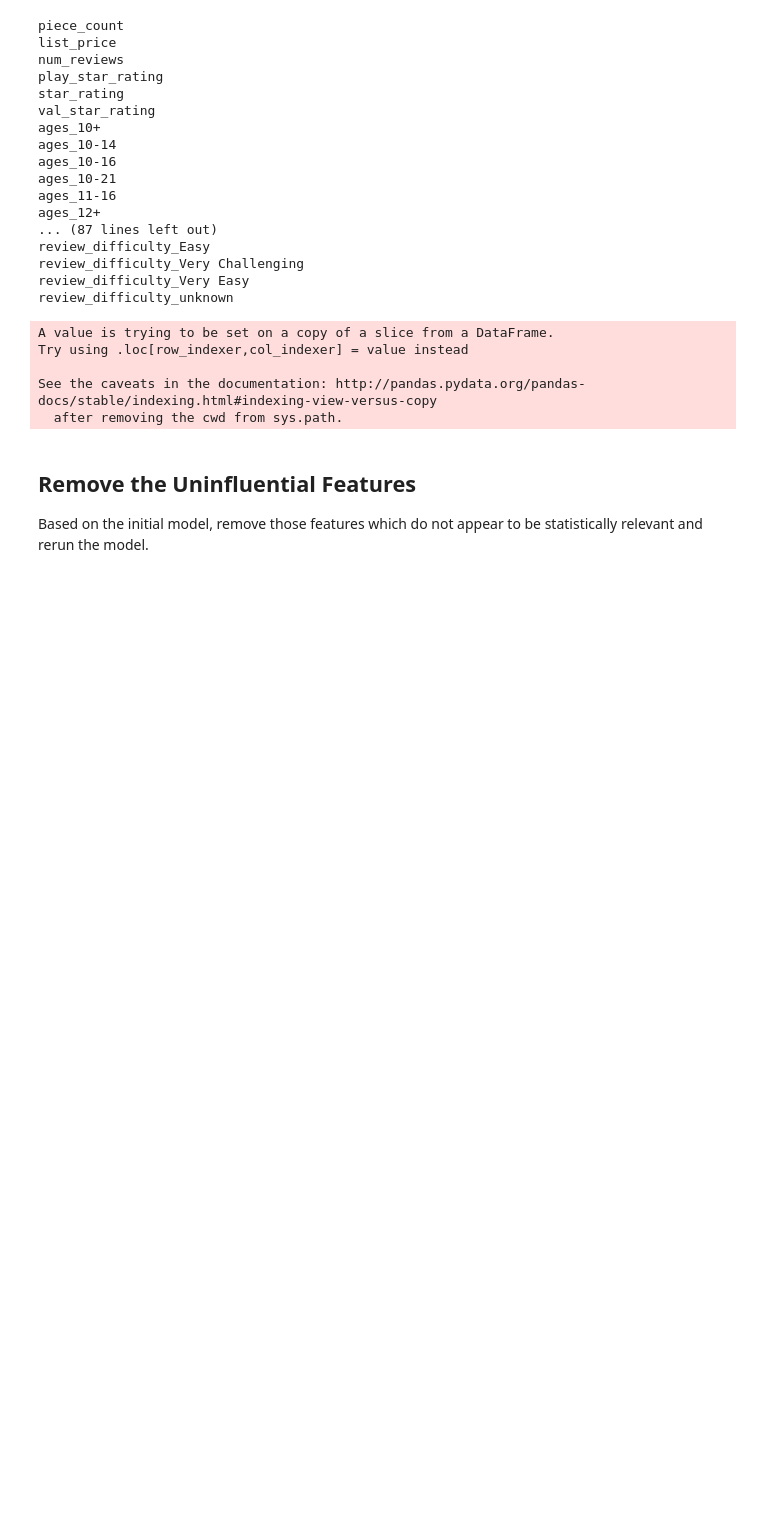
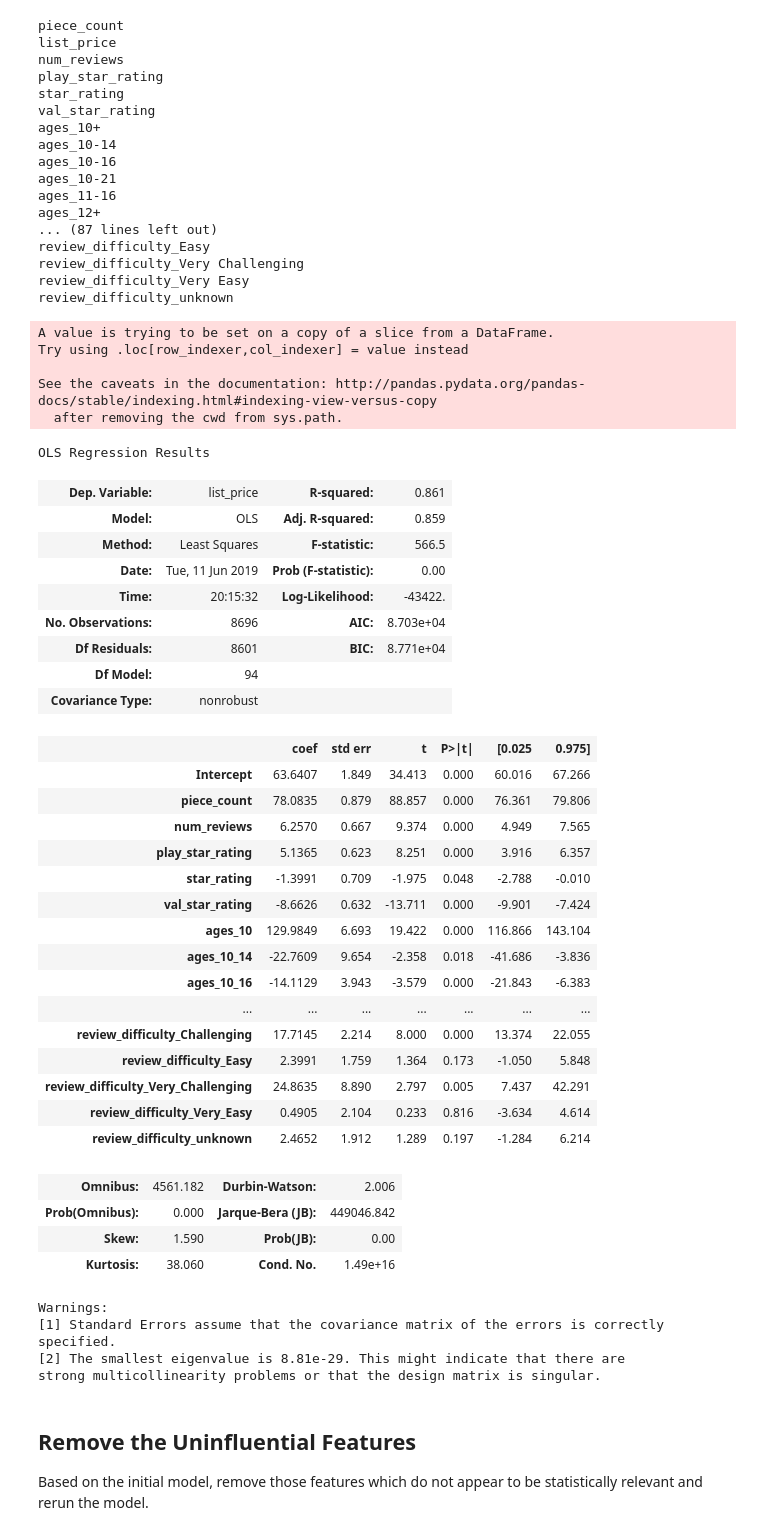
Before and after one commit to ortsed/dsc-modeling-your-data-lab-dc-ds-career-042219, a Jupyter notebook: index.ipynb, the cells around one changed output. Drawn from its saved outputs; the diff is of its cells as text; code cells hidden in the pictures; blank space fills up the shorter version.

```diff
--- a/index.ipynb
+++ b/index.ipynb
@@ -63,6 +63,43 @@ Try using .loc[row_indexer,col_indexer] = value instead
 
 See the caveats in the documentation: http://pandas.pydata.org/pandas-docs/stable/indexing.html#indexing-view-versus-copy
   after removing the cwd from sys.path.
+# %%
+model.summary()
+# %% [output]
+OLS Regression Results
+| Dep. Variable: | list_price | R-squared: | 0.861 |
+| Model: | OLS | Adj. R-squared: | 0.859 |
+| Method: | Least Squares | F-statistic: | 566.5 |
+| Date: | Tue, 11 Jun 2019 | Prob (F-statistic): | 0.00 |
+| Time: | 20:15:32 | Log-Likelihood: | -43422. |
+| No. Observations: | 8696 | AIC: | 8.703e+04 |
+| Df Residuals: | 8601 | BIC: | 8.771e+04 |
+| Df Model: | 94 |  |  |
+| Covariance Type: | nonrobust |  |  |
+|  | coef | std err | t | P>|t| | [0.025 | 0.975] |
+| Intercept | 63.6407 | 1.849 | 34.413 | 0.000 | 60.016 | 67.266 |
+| piece_count | 78.0835 | 0.879 | 88.857 | 0.000 | 76.361 | 79.806 |
+| num_reviews | 6.2570 | 0.667 | 9.374 | 0.000 | 4.949 | 7.565 |
+| play_star_rating | 5.1365 | 0.623 | 8.251 | 0.000 | 3.916 | 6.357 |
+| star_rating | -1.3991 | 0.709 | -1.975 | 0.048 | -2.788 | -0.010 |
+| val_star_rating | -8.6626 | 0.632 | -13.711 | 0.000 | -9.901 | -7.424 |
+| ages_10 | 129.9849 | 6.693 | 19.422 | 0.000 | 116.866 | 143.104 |
+| ages_10_14 | -22.7609 | 9.654 | -2.358 | 0.018 | -41.686 | -3.836 |
+| ages_10_16 | -14.1129 | 3.943 | -3.579 | 0.000 | -21.843 | -6.383 |
+| ... | ... | ... | ... | ... | ... | ... |
+| review_difficulty_Challenging | 17.7145 | 2.214 | 8.000 | 0.000 | 13.374 | 22.055 |
+| review_difficulty_Easy | 2.3991 | 1.759 | 1.364 | 0.173 | -1.050 | 5.848 |
+| review_difficulty_Very_Challenging | 24.8635 | 8.890 | 2.797 | 0.005 | 7.437 | 42.291 |
+| review_difficulty_Very_Easy | 0.4905 | 2.104 | 0.233 | 0.816 | -3.634 | 4.614 |
+| review_difficulty_unknown | 2.4652 | 1.912 | 1.289 | 0.197 | -1.284 | 6.214 |
+| Omnibus: | 4561.182 | Durbin-Watson: | 2.006 |
+| Prob(Omnibus): | 0.000 | Jarque-Bera (JB): | 449046.842 |
+| Skew: | 1.590 | Prob(JB): | 0.00 |
+| Kurtosis: | 38.060 | Cond. No. | 1.49e+16 |
+Warnings:
+[1] Standard Errors assume that the covariance matrix of the errors is correctly specified.
+[2] The smallest eigenvalue is 8.81e-29. This might indicate that there are
+strong multicollinearity problems or that the design matrix is singular.
 # %% [markdown]
 ## Remove the Uninfluential Features
 
```
